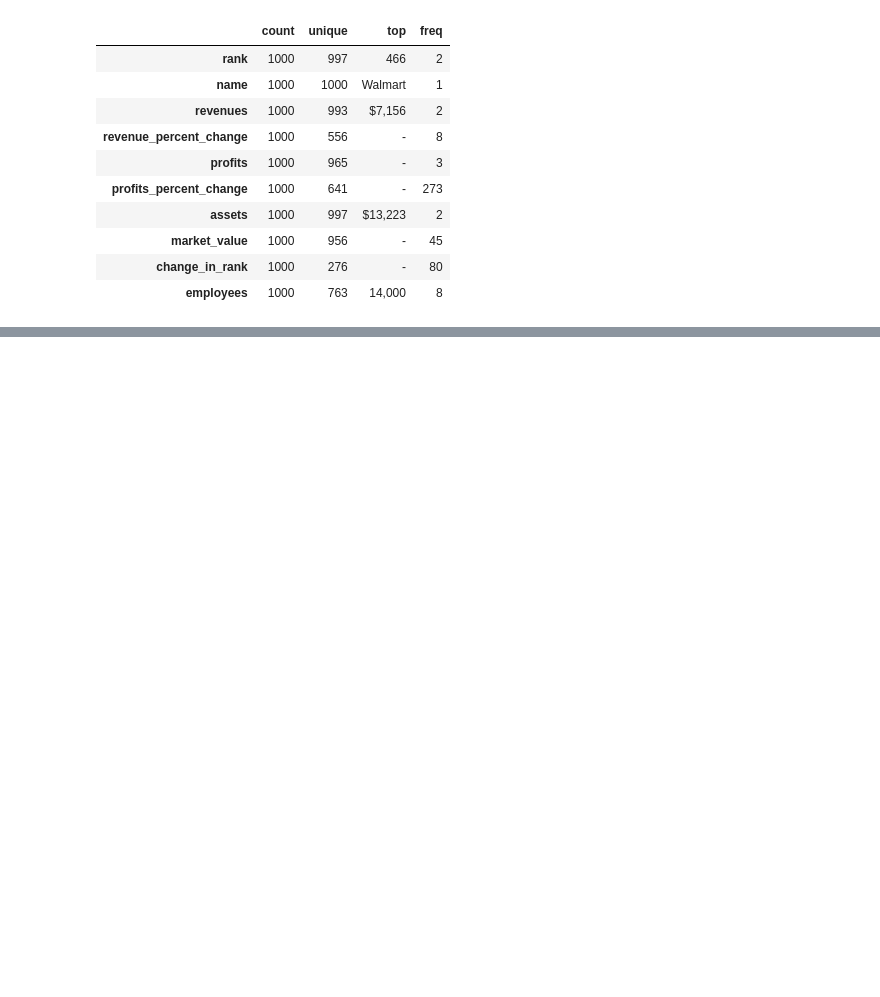
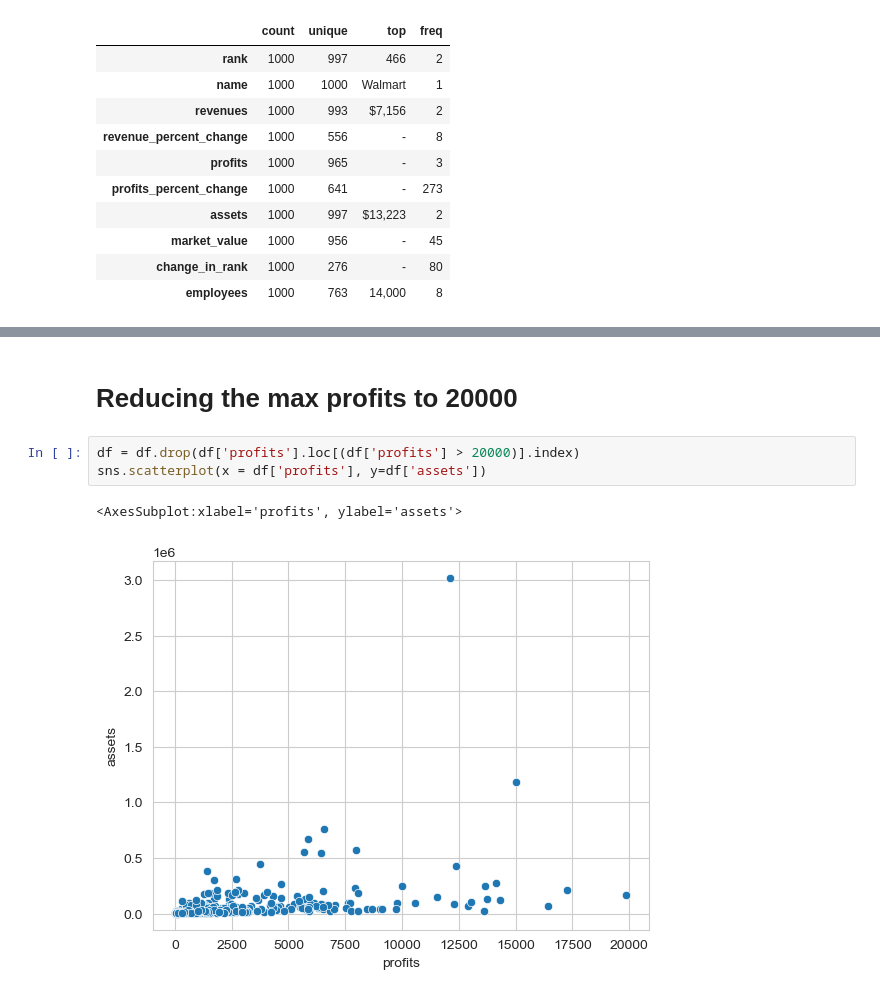
Before and after one commit to ubco-W2022T1-cosc301/project-group4, a Jupyter notebook: notebooks/analysis3.ipynb, the cells around one changed output, grey strips where cells are left out. Saved outputs shown, nothing was run; the diff lists cells and outputs as text; blank space fills up the shorter version.

```diff
--- a/notebooks/analysis3.ipynb
+++ b/notebooks/analysis3.ipynb
@@ -106,0 +106,8 @@ df.describe(
+# %% [markdown]
+# Reducing the max profits to 20000
+# %%
+df = df.drop(df['profits'].loc[(df['profits'] > 20000)].index)
+sns.scatterplot(x = df['profits'], y=df['assets'])
+# %% [output]
+<AxesSubplot:xlabel='profits', ylabel='assets'>
+[figure, added]
```
Also changed, not shown: parts of 11 cells of this notebook, 2 other files.
